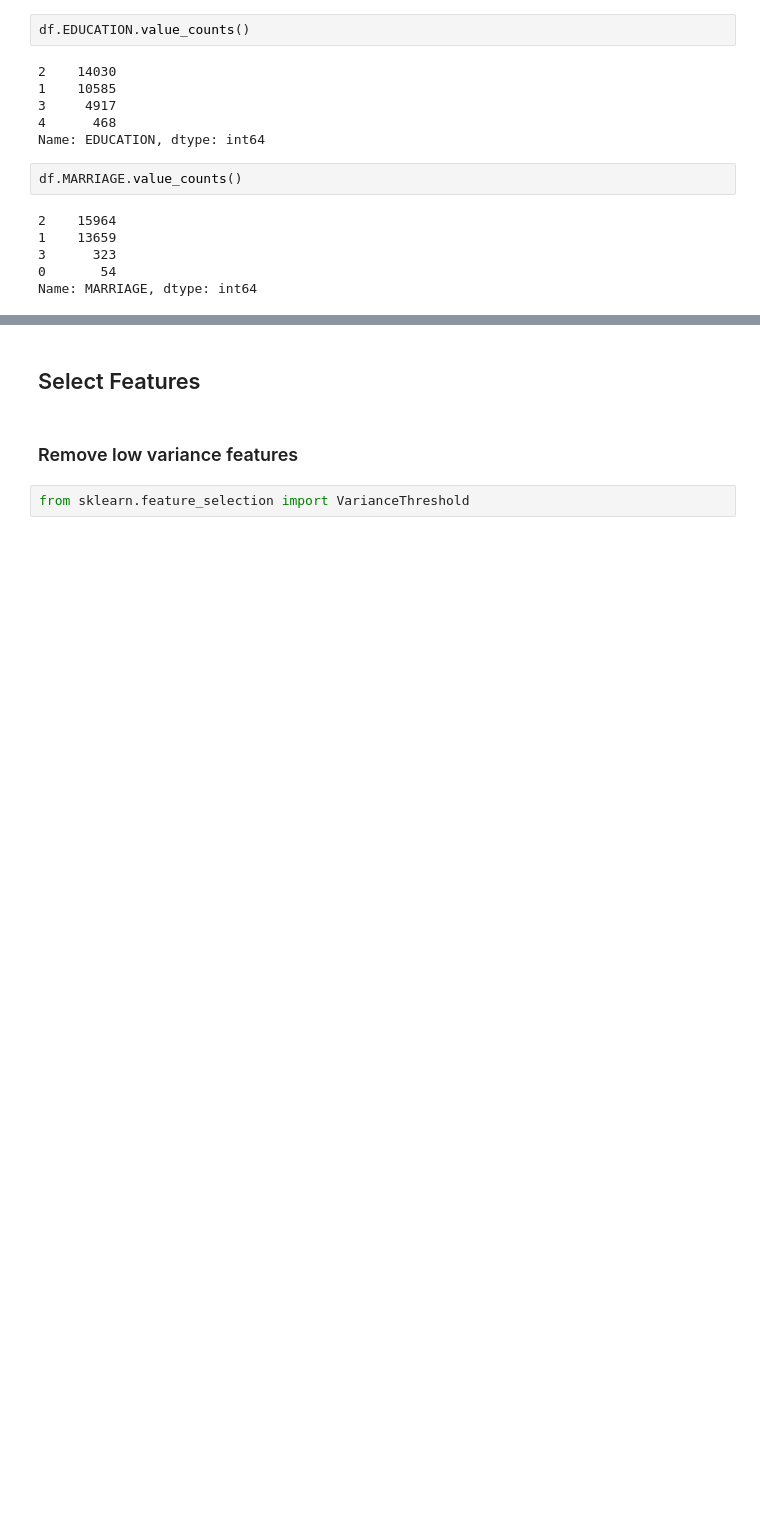
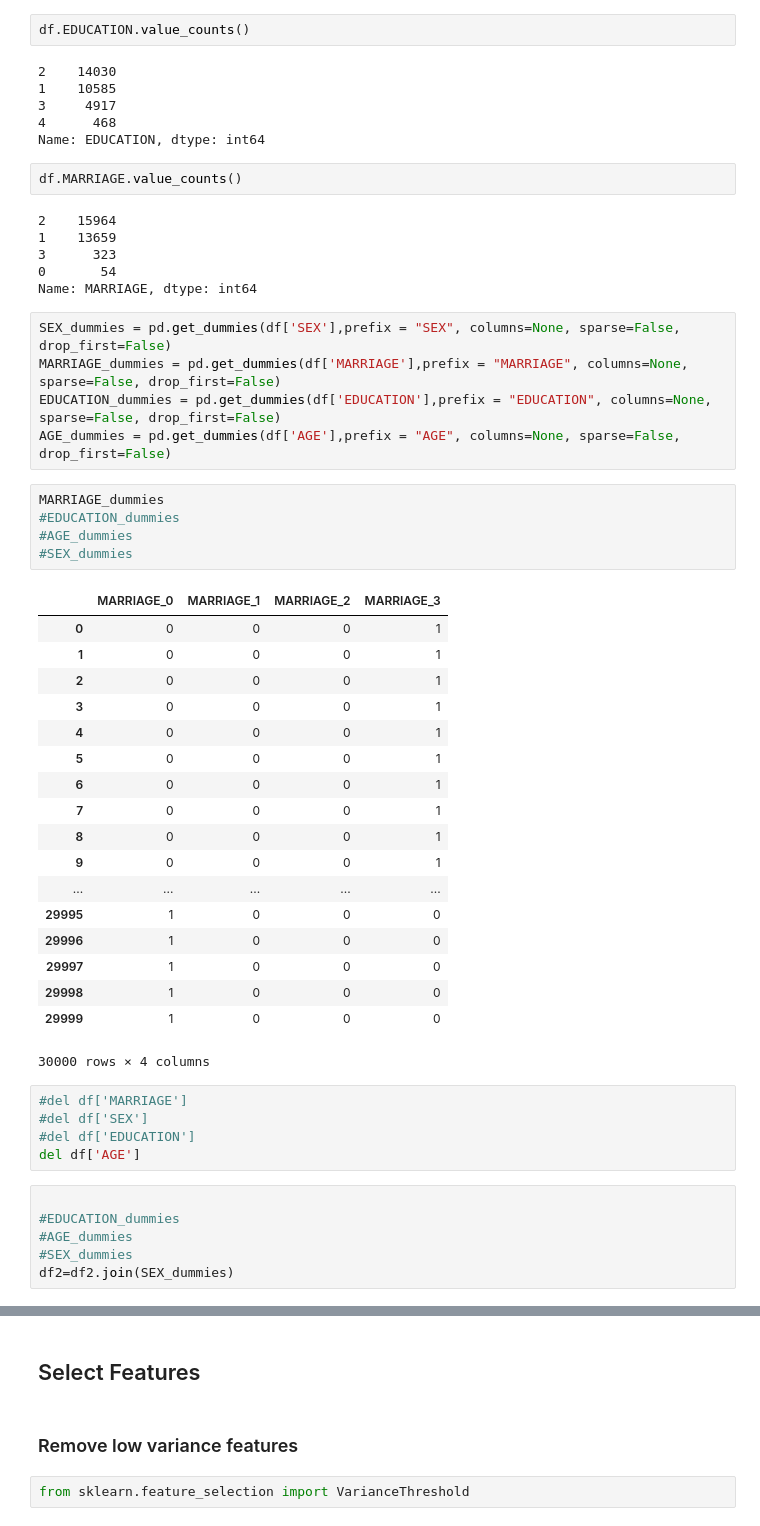
Before and after one commit to mwadegraff/C5T3, a Jupyter notebook: C5T3 Preprocessing.ipynb, the cells around one changed output, grey strips where cells are left out. Cells and saved outputs as stored; diff of their text form; blank space fills up the shorter version.

```diff
--- a/C5T3 Preprocessing.ipynb
+++ b/C5T3 Preprocessing.ipynb
@@ -134,3 +84,43 @@ df.MARRIAGE.value_counts()
 3      323
 0       54
 Name: MARRIAGE, dtype: int64
+# %%
+SEX_dummies = pd.get_dummies(df['SEX'],prefix = "SEX", columns=None, sparse=False, drop_first=False)
+MARRIAGE_dummies = pd.get_dummies(df['MARRIAGE'],prefix = "MARRIAGE", columns=None, sparse=False, drop_first=False)
+EDUCATION_dummies = pd.get_dummies(df['EDUCATION'],prefix = "EDUCATION", columns=None, sparse=False, drop_first=False)
+AGE_dummies = pd.get_dummies(df['AGE'],prefix = "AGE", columns=None, sparse=False, drop_first=False)
+# %%
+MARRIAGE_dummies
+#EDUCATION_dummies
+#AGE_dummies
+#SEX_dummies
+# %% [output]
+|  | MARRIAGE_0 | MARRIAGE_1 | MARRIAGE_2 | MARRIAGE_3 |
+| 0 | 0 | 0 | 0 | 1 |
+| 1 | 0 | 0 | 0 | 1 |
+| 2 | 0 | 0 | 0 | 1 |
+| 3 | 0 | 0 | 0 | 1 |
+| 4 | 0 | 0 | 0 | 1 |
+| 5 | 0 | 0 | 0 | 1 |
+| 6 | 0 | 0 | 0 | 1 |
+| 7 | 0 | 0 | 0 | 1 |
+| 8 | 0 | 0 | 0 | 1 |
+| 9 | 0 | 0 | 0 | 1 |
+| ... | ... | ... | ... | ... |
+| 29995 | 1 | 0 | 0 | 0 |
+| 29996 | 1 | 0 | 0 | 0 |
+| 29997 | 1 | 0 | 0 | 0 |
+| 29998 | 1 | 0 | 0 | 0 |
+| 29999 | 1 | 0 | 0 | 0 |
+30000 rows × 4 columns
+# %%
+#del df['MARRIAGE']
+#del df['SEX']
+#del df['EDUCATION']
+del df['AGE']
+# %%
+
+#EDUCATION_dummies
+#AGE_dummies
+#SEX_dummies
+df2=df2.join(SEX_dummies)
```
Also changed, not shown: parts of 7 cells of this notebook, 3 other files.
